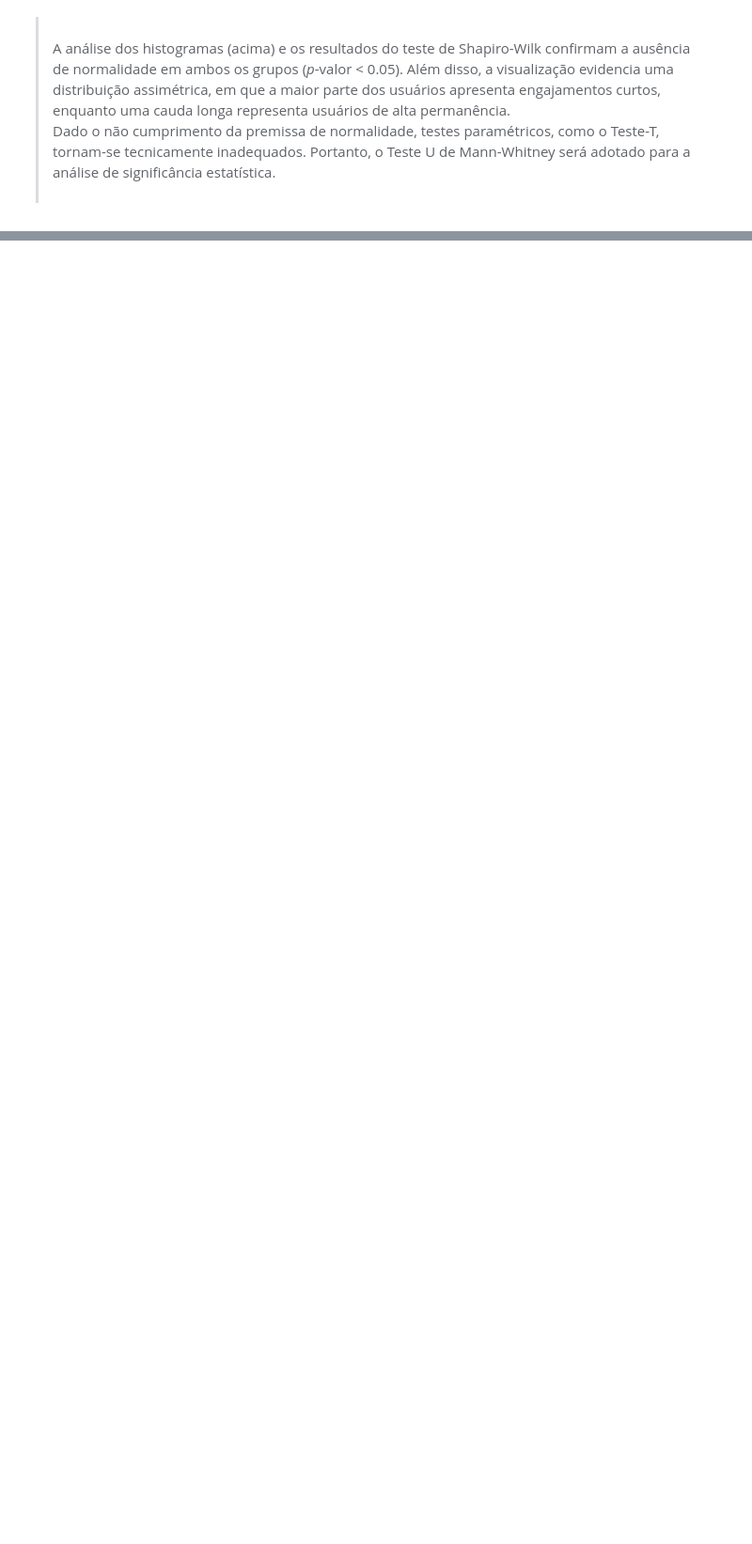
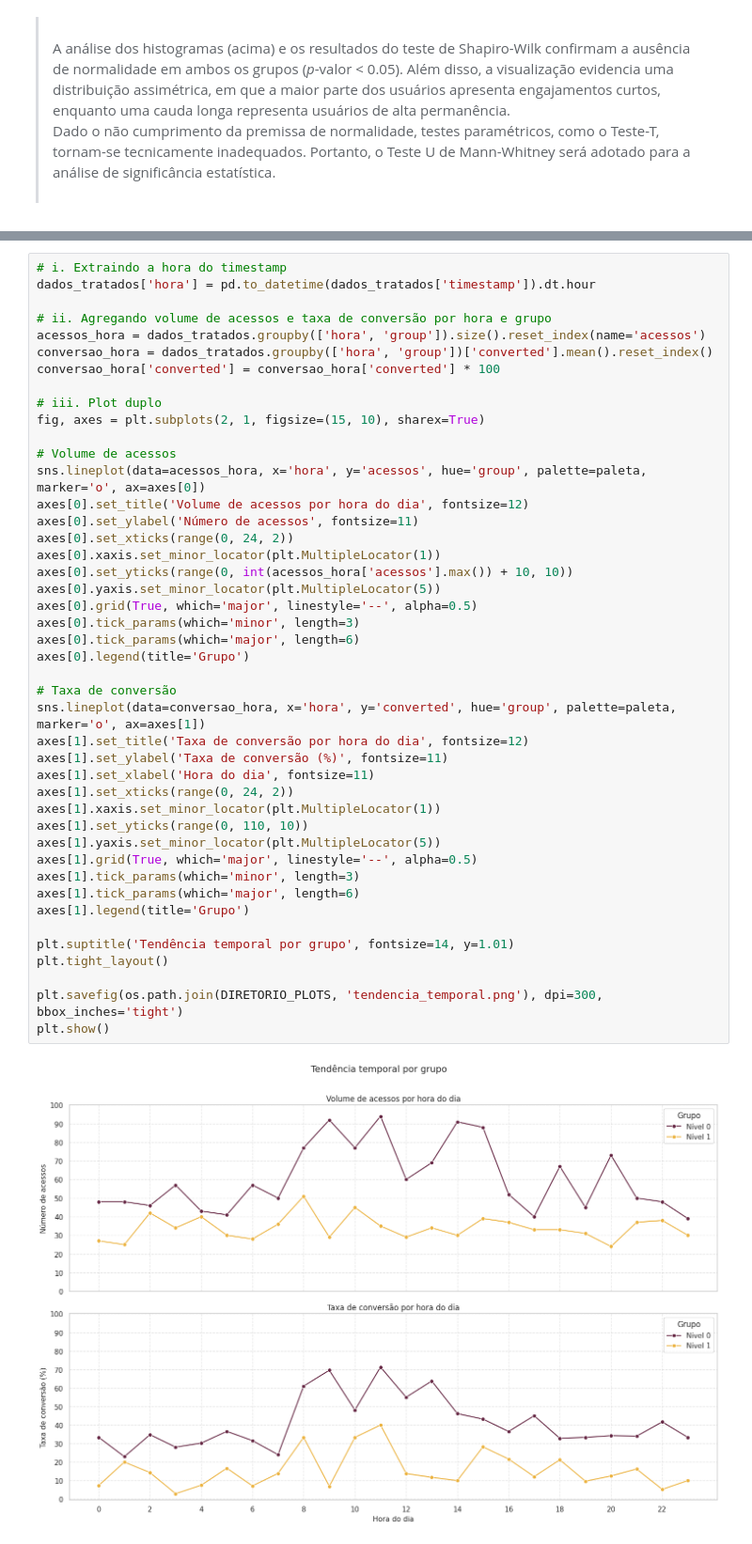
Before and after one commit to jandrexm/menu-lateral, a Jupyter notebook: notebook-analise.ipynb, the cells around one changed output, grey strips where cells are left out. Shown at 94% size. Drawn from its saved outputs; the diff is of its cells as text; blank space fills up the shorter version.

```diff
--- a/notebook-analise.ipynb
+++ b/notebook-analise.ipynb
@@ -501,0 +538,46 @@ plt.show()
+# %%
+# i. Extraindo a hora do timestamp
+dados_tratados['hora'] = pd.to_datetime(dados_tratados['timestamp']).dt.hour
+
+# ii. Agregando volume de acessos e taxa de conversão por hora e grupo
+acessos_hora = dados_tratados.groupby(['hora', 'group']).size().reset_index(name='acessos')
+conversao_hora = dados_tratados.groupby(['hora', 'group'])['converted'].mean().reset_index()
+conversao_hora['converted'] = conversao_hora['converted'] * 100
+
+# iii. Plot duplo
+fig, axes = plt.subplots(2, 1, figsize=(15, 10), sharex=True)
+
+# Volume de acessos
+sns.lineplot(data=acessos_hora, x='hora', y='acessos', hue='group', palette=paleta, marker='o', ax=axes[0])
+axes[0].set_title('Volume de acessos por hora do dia', fontsize=12)
+axes[0].set_ylabel('Número de acessos', fontsize=11)
+axes[0].set_xticks(range(0, 24, 2))
+axes[0].xaxis.set_minor_locator(plt.MultipleLocator(1))
+axes[0].set_yticks(range(0, int(acessos_hora['acessos'].max()) + 10, 10))
+axes[0].yaxis.set_minor_locator(plt.MultipleLocator(5))
+axes[0].grid(True, which='major', linestyle='--', alpha=0.5)
+axes[0].tick_params(which='minor', length=3)
+axes[0].tick_params(which='major', length=6)
+axes[0].legend(title='Grupo')
+
+# Taxa de conversão
+sns.lineplot(data=conversao_hora, x='hora', y='converted', hue='group', palette=paleta, marker='o', ax=axes[1])
+axes[1].set_title('Taxa de conversão por hora do dia', fontsize=12)
+axes[1].set_ylabel('Taxa de conversão (%)', fontsize=11)
+axes[1].set_xlabel('Hora do dia', fontsize=11)
+axes[1].set_xticks(range(0, 24, 2))
+axes[1].xaxis.set_minor_locator(plt.MultipleLocator(1))
+axes[1].set_yticks(range(0, 110, 10))
+axes[1].yaxis.set_minor_locator(plt.MultipleLocator(5))
+axes[1].grid(True, which='major', linestyle='--', alpha=0.5)
+axes[1].tick_params(which='minor', length=3)
+axes[1].tick_params(which='major', length=6)
+axes[1].legend(title='Grupo')
+
+plt.suptitle('Tendência temporal por grupo', fontsize=14, y=1.01)
+plt.tight_layout()
+
+plt.savefig(os.path.join(DIRETORIO_PLOTS, 'tendencia_temporal.png'), dpi=300, bbox_inches='tight')
+plt.show()
+# %% [output]
+[figure, added]
```
Also changed, not shown: parts of 43 cells of this notebook.
